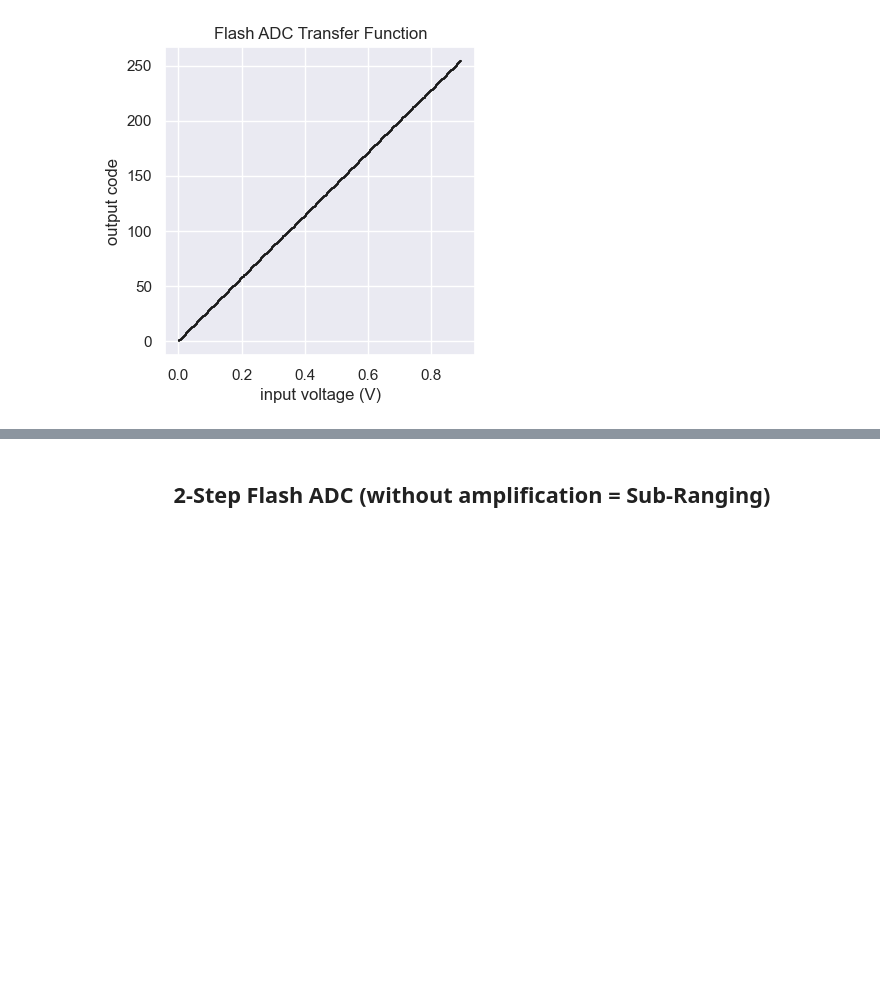
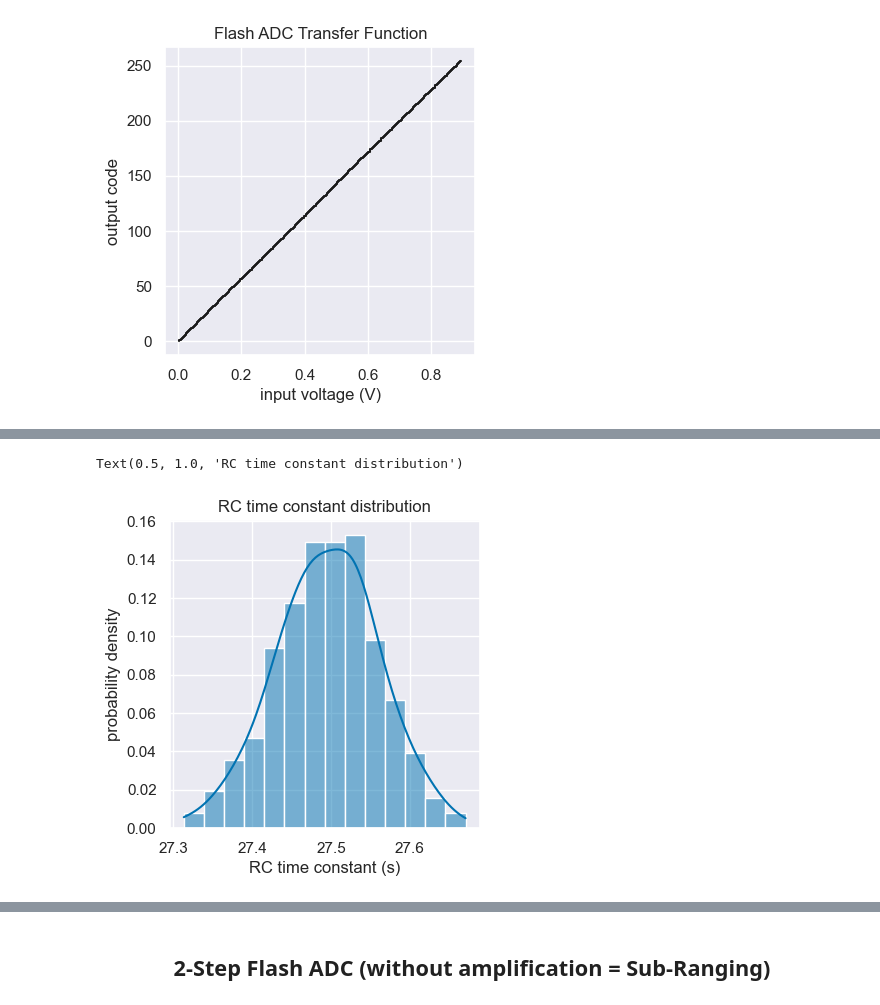
Before and after one commit to das-dias/signal-converters-notebooks, a Jupyter notebook: practical_classes/practical_class_9.ipynb, the cells around one changed output, grey strips where cells are left out. Cells and saved outputs as stored; diff of their text form; code cells hidden in the pictures; blank space fills up the shorter version.

```diff
--- a/practical_classes/practical_class_9.ipynb
+++ b/practical_classes/practical_class_9.ipynb
@@ -394,0 +494,12 @@ Text(0.5, 1.0, 'ADC linearity against comparator offset')
+# %%
+ps = 1e-12 # pico second
+# observe the RC time constannt histogram
+fig, ax = plt.subplots(1,1, figsize=(4,4))
+sns.histplot(taus/ps, ax=ax, stat="probability", kde=True)
+ax.set_xlabel('RC time constant (s)')
+ax.set_ylabel('probability density')
+ax.grid(True)
+ax.set_title('RC time constant distribution')
+# %% [output]
+Text(0.5, 1.0, 'RC time constant distribution')
+[figure, added]
```
Also changed, not shown: parts of 16 cells of this notebook.
